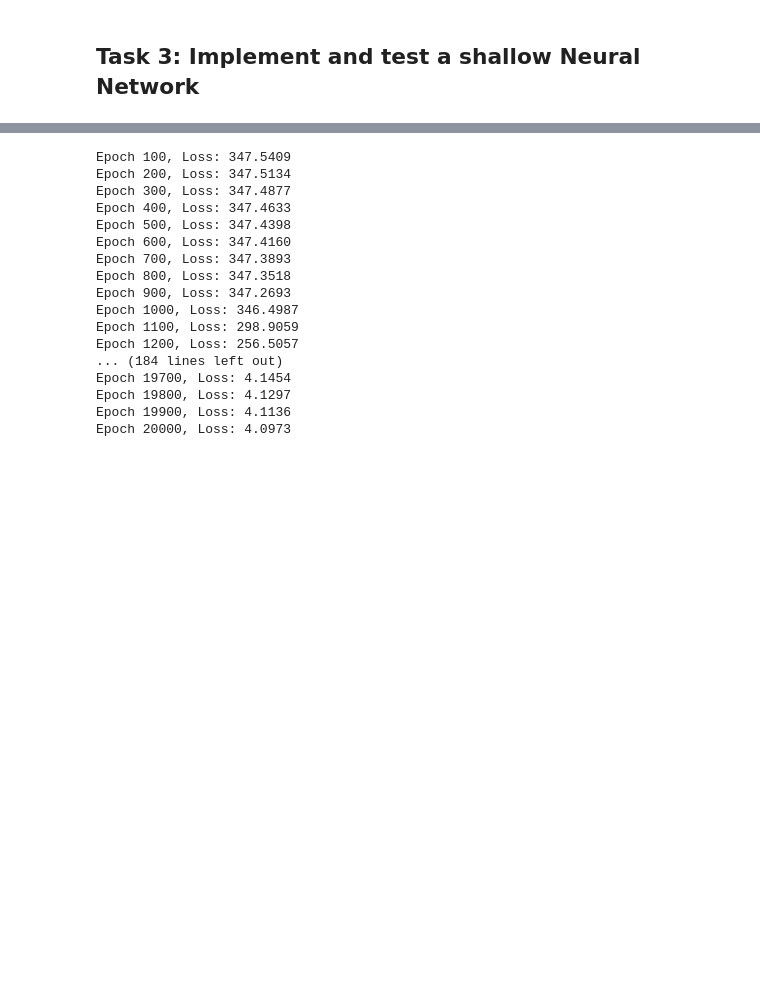
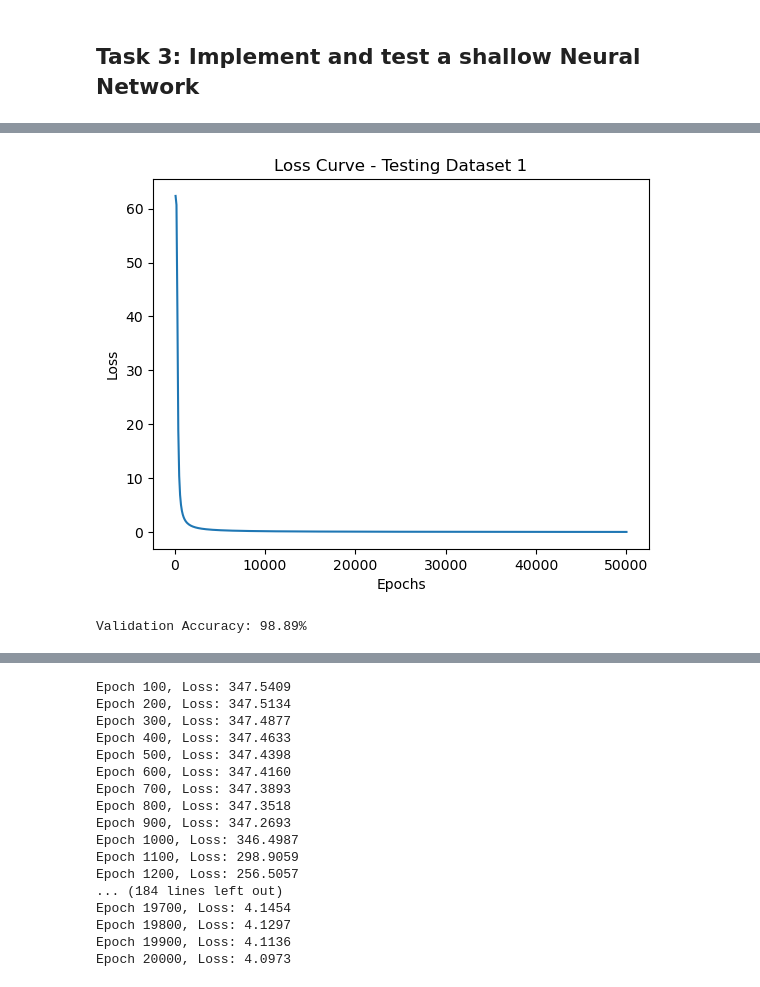
Before and after one commit to aakanksha1500/CT5133_DL_colab, a Jupyter notebook: DL_Assignment1_latest.ipynb, the cells around one changed output, grey strips where cells are left out. Cells and saved outputs as stored; diff of their text form; code cells hidden in the pictures; blank space fills up the shorter version.

```diff
--- a/DL_Assignment1_latest.ipynb
+++ b/DL_Assignment1_latest.ipynb
@@ -501,0 +500,5 @@ plt.show()
+# %%
+X_blobs_test = X_test1.T
+Y_blobs_test = Y_test1.reshape(1,-1)
+X_blobs_val = X_val1.T
+Y_blobs_val = Y_val1.reshape(1,-1)
@@ -501,0 +511,2 @@ plt.show()
+# %%
+params_blobs_test, losses_blobs_test = train_network(X_blobs_test, Y_blobs_test, n_hidden=3, learning_rate=0.001, epochs=50000)
@@ -501,0 +531,15 @@ plt.show()
+# %%
+
+plt.plot(np.arange(100, 50001, 100), losses_blobs_test)
+plt.title("Loss Curve - Testing Dataset 1")
+plt.xlabel("Epochs")
+plt.ylabel("Loss")
+plt.show()
+# %% [output]
+[figure, added]
+# %%
+y_val_pred1 = predict(X_blobs_val, params_blobs_train)
+SNN_val_accuracy1 = np.mean(y_val_pred1 == Y_blobs_val) * 100
+print(f"Validation Accuracy: {SNN_val_accuracy1:.2f}%")
+# %% [output]
+Validation Accuracy: 98.89%
```
Also changed, not shown: parts of 22 cells of this notebook.
